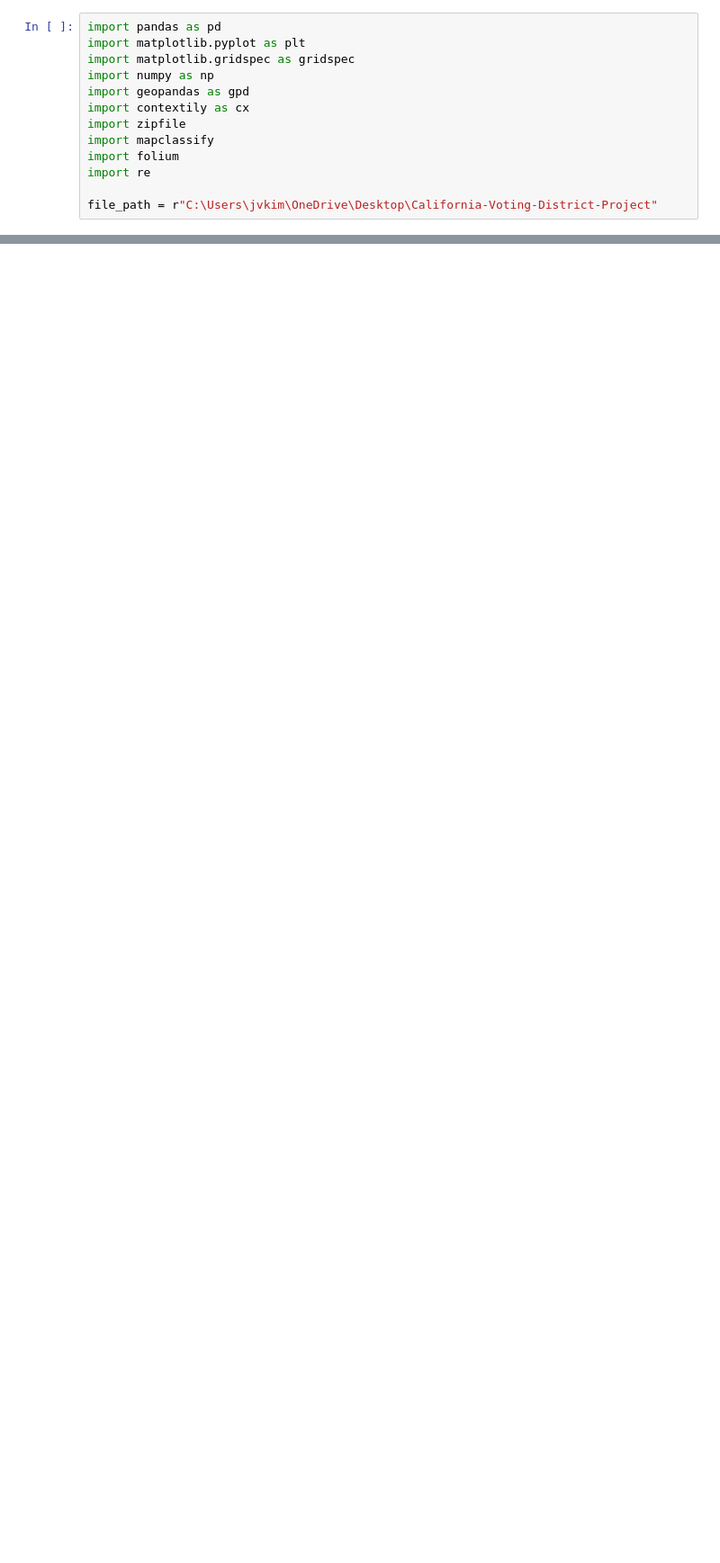
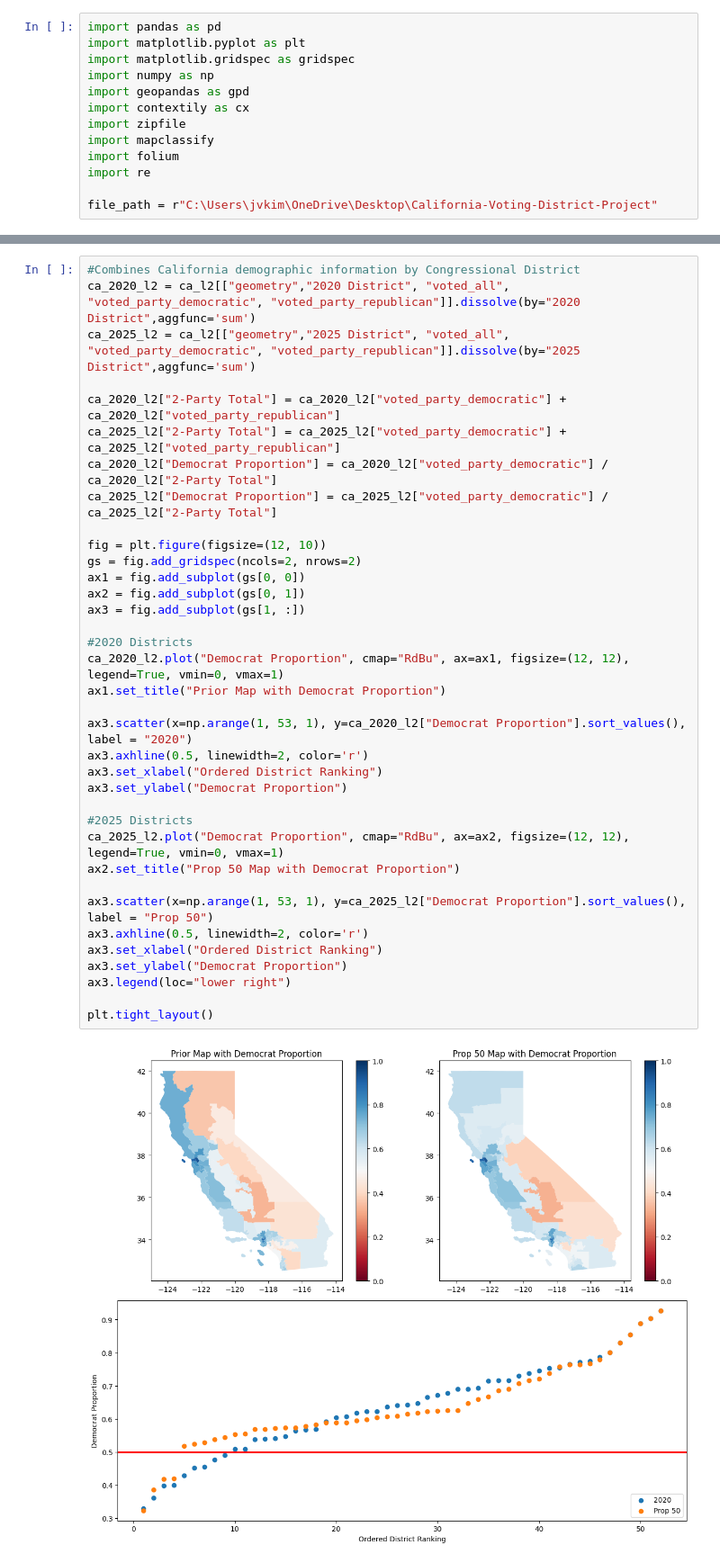
Before and after one commit to jvkim336-rgb/California-Voting-District-Project, a Jupyter notebook: CA-District-Notebook.ipynb, the cells around one changed output, grey strips where cells are left out. Shown at 90% size. Cells and saved outputs as stored; diff of their text form; blank space fills up the shorter version.

```diff
--- a/CA-District-Notebook.ipynb
+++ b/CA-District-Notebook.ipynb
@@ -113,0 +205,38 @@ plt.tight_layout()
+# %%
+#Combines California demographic information by Congressional District
+ca_2020_l2 = ca_l2[["geometry","2020 District", "voted_all", "voted_party_democratic", "voted_party_republican"]].dissolve(by="2020 District",aggfunc='sum')
+ca_2025_l2 = ca_l2[["geometry","2025 District", "voted_all", "voted_party_democratic", "voted_party_republican"]].dissolve(by="2025 District",aggfunc='sum')
+
+ca_2020_l2["2-Party Total"] = ca_2020_l2["voted_party_democratic"] + ca_2020_l2["voted_party_republican"]
+ca_2025_l2["2-Party Total"] = ca_2025_l2["voted_party_democratic"] + ca_2025_l2["voted_party_republican"]
+ca_2020_l2["Democrat Proportion"] = ca_2020_l2["voted_party_democratic"] / ca_2020_l2["2-Party Total"]
+ca_2025_l2["Democrat Proportion"] = ca_2025_l2["voted_party_democratic"] / ca_2025_l2["2-Party Total"]
+
+fig = plt.figure(figsize=(12, 10))
+gs = fig.add_gridspec(ncols=2, nrows=2)
+ax1 = fig.add_subplot(gs[0, 0])
+ax2 = fig.add_subplot(gs[0, 1])
+ax3 = fig.add_subplot(gs[1, :])
+
+#2020 Districts
+ca_2020_l2.plot("Democrat Proportion", cmap="RdBu", ax=ax1, figsize=(12, 12), legend=True, vmin=0, vmax=1)
+ax1.set_title("Prior Map with Democrat Proportion")
+
+ax3.scatter(x=np.arange(1, 53, 1), y=ca_2020_l2["Democrat Proportion"].sort_values(), label = "2020")
+ax3.axhline(0.5, linewidth=2, color='r')
+ax3.set_xlabel("Ordered District Ranking")
+ax3.set_ylabel("Democrat Proportion")
+
+#2025 Districts
+ca_2025_l2.plot("Democrat Proportion", cmap="RdBu", ax=ax2, figsize=(12, 12), legend=True, vmin=0, vmax=1)
+ax2.set_title("Prop 50 Map with Democrat Proportion")
+
+ax3.scatter(x=np.arange(1, 53, 1), y=ca_2025_l2["Democrat Proportion"].sort_values(), label = "Prop 50")
+ax3.axhline(0.5, linewidth=2, color='r')
+ax3.set_xlabel("Ordered District Ranking")
+ax3.set_ylabel("Democrat Proportion")
+ax3.legend(loc="lower right")
+
+plt.tight_layout()
+# %% [output]
+[figure, added]
```
Also changed, not shown: parts of 15 cells of this notebook, 1 other file.
